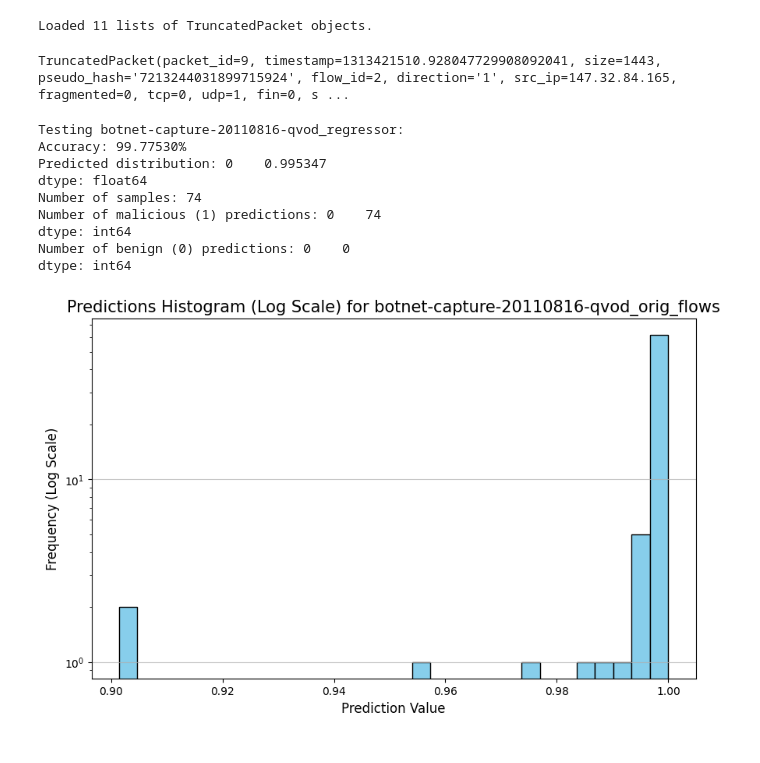
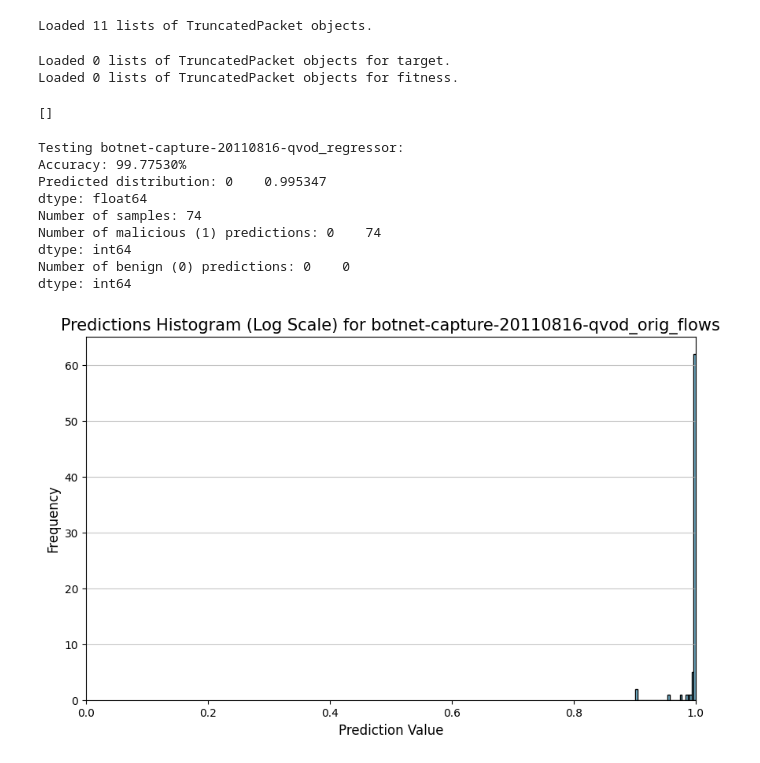
Before and after one commit to ppopiolek/CyberAML, a Jupyter notebook: notebooks/pp_final_pipeline.ipynb, the cells around one changed output. Drawn from its saved outputs; the diff is of its cells as text; code cells hidden in the pictures.

```diff
--- a/notebooks/pp_final_pipeline.ipynb
+++ b/notebooks/pp_final_pipeline.ipynb
@@ -404,0 +406,17 @@ Finished and saved: botnet-capture-20110816-qvod
+# %%
+# processing each capture (perturbed and raw) with cicflowmeter tool
+env_name = 'cicflowmeter_env'
+
+for capture in captures:
+    raw_command = f'cicflowmeter -f ../data/raw/filtered/{capture}.pcap -c ../data/processed/{capture}_orig_flows.csv'
+    perturbed_command = f'cicflowmeter -f ../data/interim/{capture}_perturbed.pcapng -c ../data/processed/{capture}_perturbed_flows.csv'
+    perturbed_target_command = f'cicflowmeter -f ../data/interim/{capture}_perturbed_target.pcapng -c ../data/processed/{capture}_perturbed_target_flows.csv'
+
+    print(f'Running: {raw_command}')
+    !conda run -n {env_name} {raw_command}
+
+    print(f'Running: {perturbed_command}')
+    !conda run -n {env_name} {perturbed_command}
+
+    print(f'Running: {perturbed_target_command}')
+    !conda run -n {env_name} {perturbed_target_command}
@@ -416,7 +442,26 @@ loaded_packets_list = load_truncated_packets_from_pickle(file_path)
 print(f"Loaded {len(loaded_packets_list)} lists of TruncatedPacket objects.")
 # %% [output]
 Loaded 11 lists of TruncatedPacket objects.
-# %%
-loaded_packets_list[2][5]
-# %% [output]
-TruncatedPacket(packet_id=9, timestamp=1313421510.928047729908092041, size=1443, pseudo_hash='7213244031899715924', flow_id=2, direction='1', src_ip=147.32.84.165, fragmented=0, tcp=0, udp=1, fin=0, s ...
+# %%
+# TODO: debug saving and/or reading pickle
+
+def load_truncated_packets_from_pickle(file_path):
+        with open(file_path, 'rb') as f:
+            truncated_packets_list = pickle.load(f)
+        return truncated_packets_list
+
+fitness_file_path = "../data/metadata/truncated_list_fitness"
+target_file_path = "../data/metadata/truncated_list_target"
+
+loaded_packets_list_target = load_truncated_packets_from_pickle(target_file_path)
+print(f"Loaded {len(loaded_packets_list_target)} lists of TruncatedPacket objects for target.")
+
+loaded_packets_list_fitness = load_truncated_packets_from_pickle(fitness_file_path)
+print(f"Loaded {len(loaded_packets_list_fitness)} lists of TruncatedPacket objects for fitness.")
+# %% [output]
+Loaded 0 lists of TruncatedPacket objects for target.
+Loaded 0 lists of TruncatedPacket objects for fitness.
+# %%
+loaded_packets_list_target
+# %% [output]
+[]
@@ -442,8 +489,7 @@ from src.data.cic_preprocess import *
 
 # Directory paths
 models_dir = "../models"
-#data_dir = "../data/processed"
-data_dir = "../data/"
+data_dir = "../data/processed"
 
 # Loading models
 models = {file.split('_model.cbm')[0]: CatBoostRegressor().load_model(os.path.join(models_dir, file))
@@ -477,36 +523,35 @@ for capture in captures:
             print(f"Testing {model_name}:")
             print(f"Accuracy: {accuracy:.5%}")
             print(f"Predicted distribution: {predictions.mean()}")
             print(f"Number of samples: {len(predictions)}")
             print(f"Number of malicious (1) predictions: {np.sum(predictions > 0.5)}")
             print(f"Number of benign (0) predictions: {np.sum(predictions <= 0.5)}\n")
 
             # Average accuracy
             #mean_accuracy = np.mean(accuracies)
             #print(f"\nAverage accuracy across all test cases: {mean_accuracy:.5%}")
 
 
             import matplotlib.pyplot as plt
 
-            # Assuming your DataFrame is named 'df' and the column with predictions is named 'Predictions'
-
             plt.figure(figsize=(10, 6))
-            plt.hist(predictions, bins=30, color='skyblue', edgecolor='black', log=True)
+            plt.hist(predictions, bins=30, color='skyblue', edgecolor='black', log=False)
             plt.title(f'Predictions Histogram (Log Scale) for {capture}_orig_flows', fontsize=15)
             plt.xlabel('Prediction Value', fontsize=12)
-            plt.ylabel('Frequency (Log Scale)', fontsize=12)
+            plt.ylabel('Frequency', fontsize=12)
             plt.grid(axis='y', alpha=0.75)
+            plt.xlim(0, 1.0)
 
             plt.show()
 # %% [output]
 Testing botnet-capture-20110816-qvod_regressor:
 Accuracy: 99.77530%
 Predicted distribution: 0    0.995347
 dtype: float64
 Number of samples: 74
 Number of malicious (1) predictions: 0    74
 dtype: int64
 Number of benign (0) predictions: 0    0
 dtype: int64
-[figure, old version]
+[figure, new version]
 # %%
```
Also changed, not shown: parts of 12 cells of this notebook, 1 other file.
